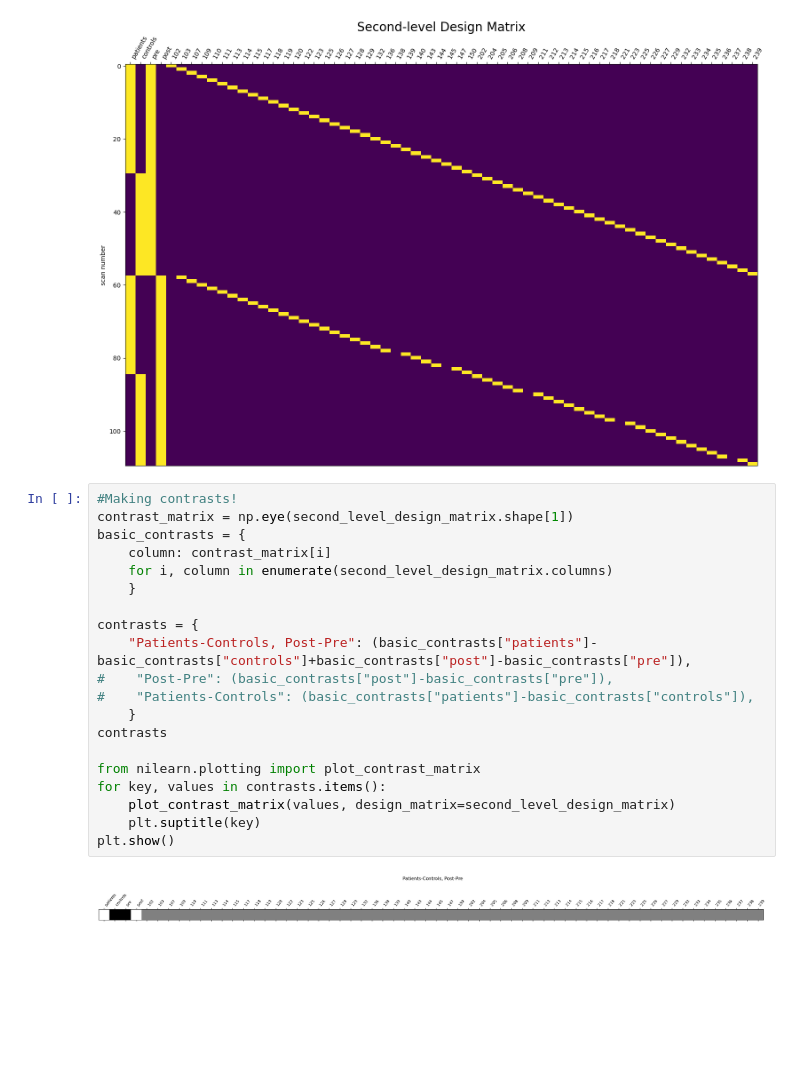
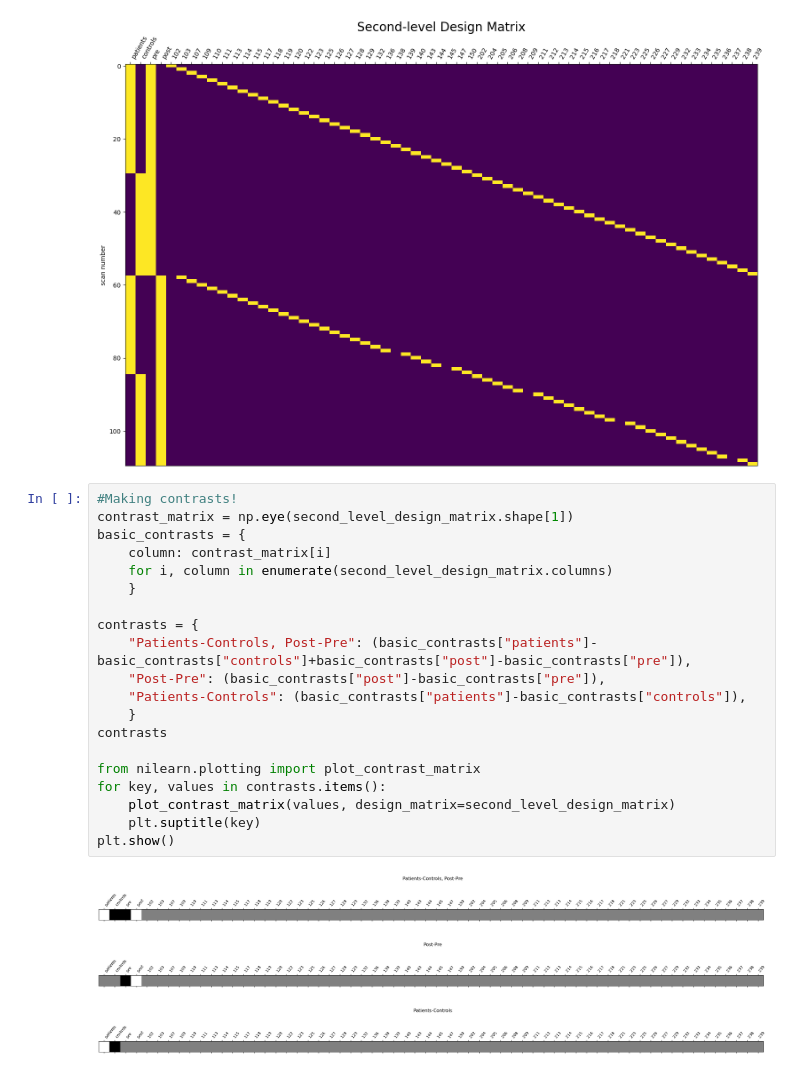
Before and after one commit to gillgrennan/self-other_ms, a Jupyter notebook: self-other_dmn_roi_analysis.ipynb, the cells around one changed output. Saved outputs shown, nothing was run; the diff lists cells and outputs as text; blank space fills up the shorter version.

```diff
--- a/self-other_dmn_roi_analysis.ipynb
+++ b/self-other_dmn_roi_analysis.ipynb
@@ -814,25 +814,27 @@ plotting.show()
 # %%
 #Making contrasts!
 contrast_matrix = np.eye(second_level_design_matrix.shape[1])
 basic_contrasts = {
     column: contrast_matrix[i]
     for i, column in enumerate(second_level_design_matrix.columns)
     }
 
 contrasts = {
     "Patients-Controls, Post-Pre": (basic_contrasts["patients"]-basic_contrasts["controls"]+basic_contrasts["post"]-basic_contrasts["pre"]),
-#    "Post-Pre": (basic_contrasts["post"]-basic_contrasts["pre"]),
-#    "Patients-Controls": (basic_contrasts["patients"]-basic_contrasts["controls"]),
+    "Post-Pre": (basic_contrasts["post"]-basic_contrasts["pre"]),
+    "Patients-Controls": (basic_contrasts["patients"]-basic_contrasts["controls"]),
     }
 contrasts
 
 from nilearn.plotting import plot_contrast_matrix
 for key, values in contrasts.items():
     plot_contrast_matrix(values, design_matrix=second_level_design_matrix)
     plt.suptitle(key)
 plt.show()
 # %% [output]
 [figure]
+[figure, added]
+[figure, added]
 # %%
 #Plotting! <0.001 uncorrected
 import numpy as np
```
Also changed, not shown: parts of 7 cells of this notebook.
